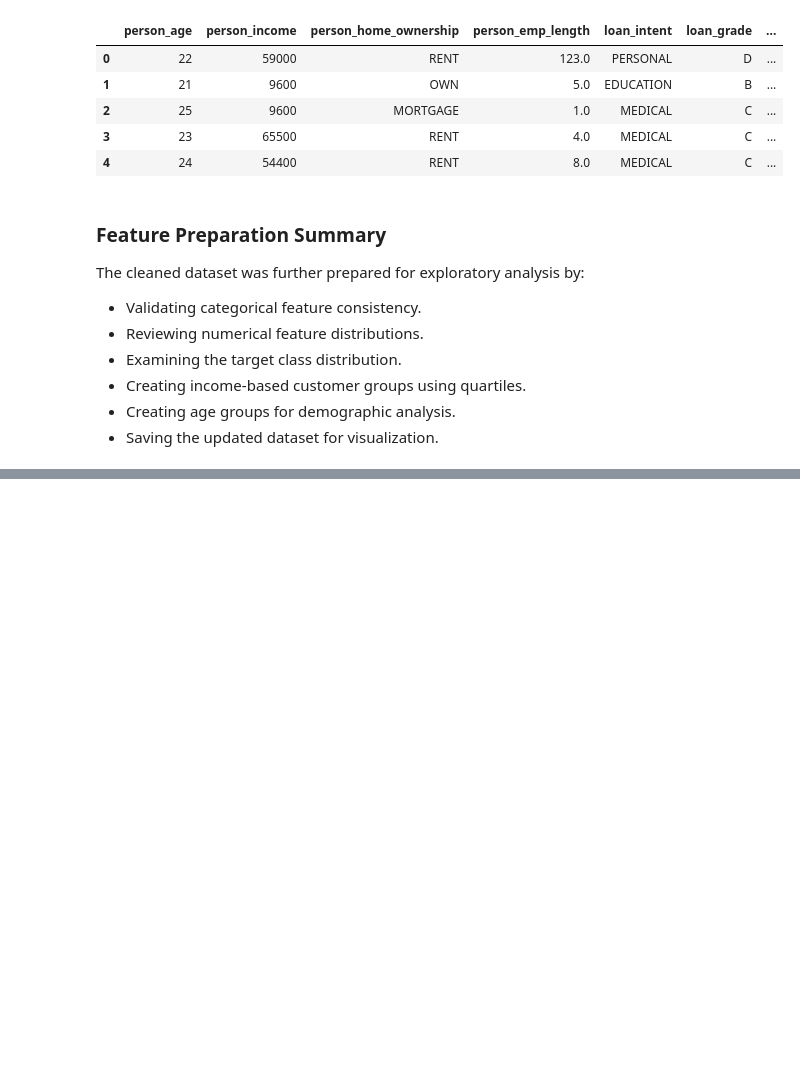
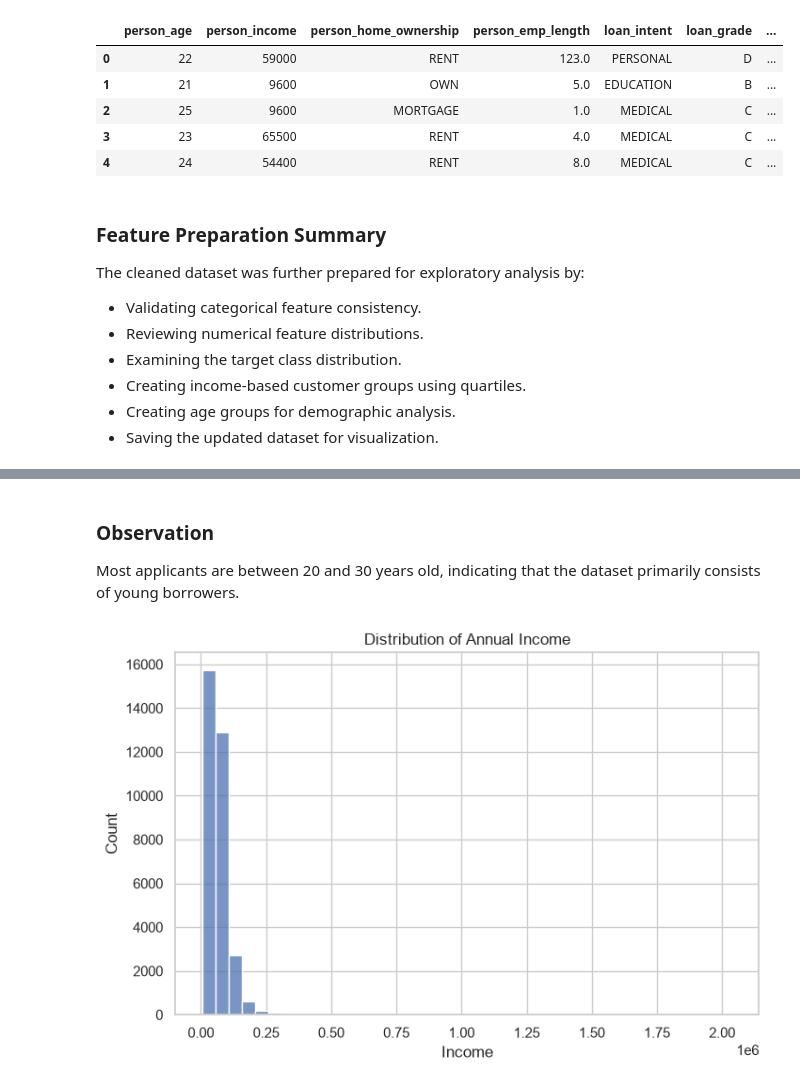
Before and after one commit to charank006/credit-risk-eda, a Jupyter notebook: notebooks/credit_eda.ipynb, the cells around one changed output, grey strips where cells are left out. Drawn from its saved outputs; the diff is of its cells as text; code cells hidden in the pictures; blank space fills up the shorter version.

```diff
--- a/notebooks/credit_eda.ipynb
+++ b/notebooks/credit_eda.ipynb
@@ -547,0 +563,15 @@ The cleaned dataset was further prepared for exploratory analysis by:
+# %% [markdown]
+### Observation
+
+Most applicants are between 20 and 30 years old, indicating that the dataset primarily consists of young borrowers.
+# %%
+plt.figure(figsize=(8,5))
+sns.histplot(df_clean["person_income"], bins=40)
+
+plt.title("Distribution of Annual Income")
+plt.xlabel("Income")
+plt.ylabel("Count")
+
+plt.show()
+# %% [output]
+[figure, added]
```
Also changed, not shown: parts of 22 cells of this notebook.
